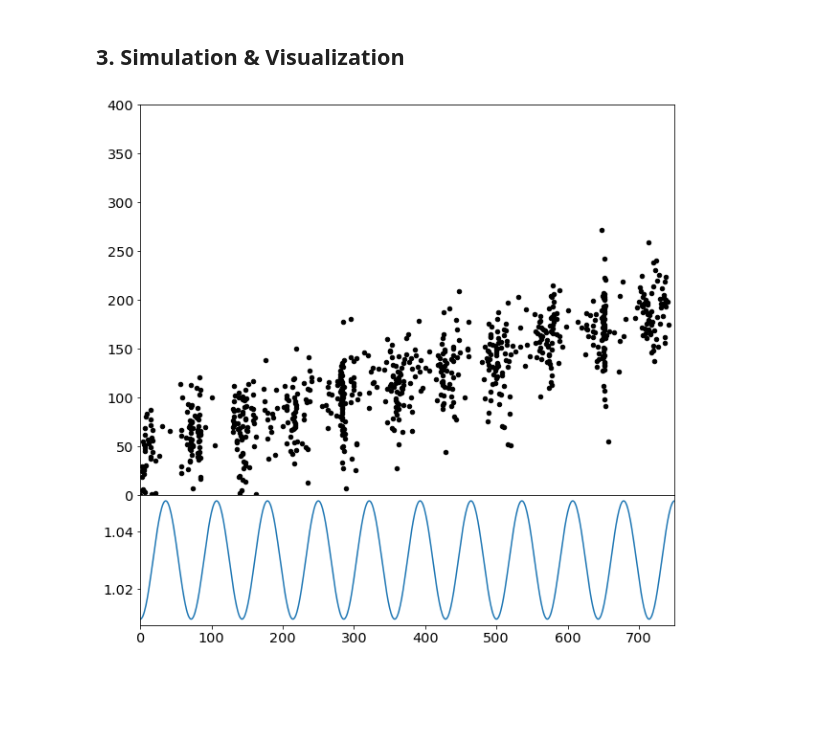
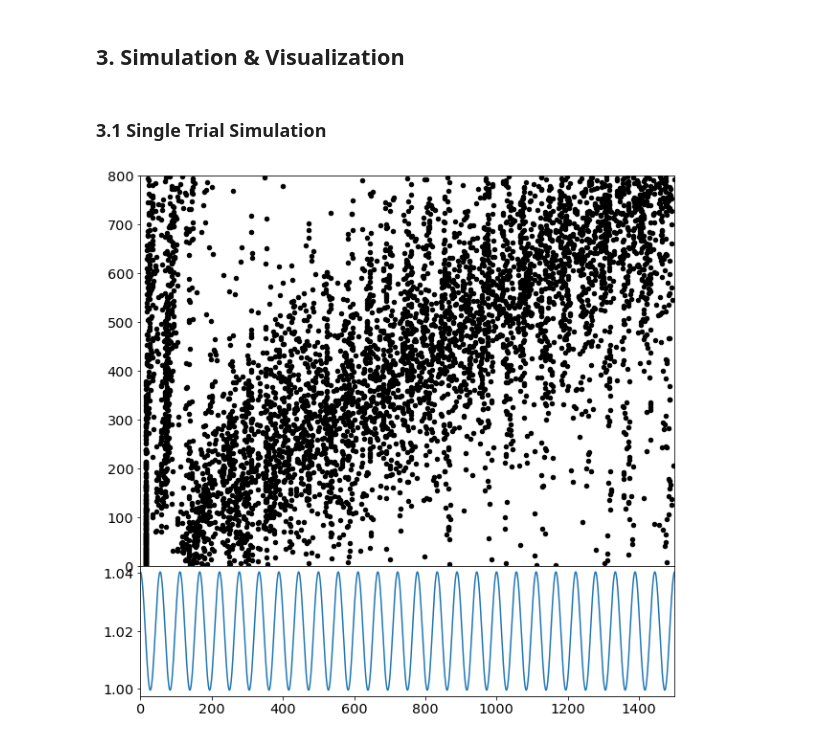
Before and after one commit to Jakexxh/ThetaModulationSNN, a Jupyter notebook: Population_Dynamics_and_Theta_Rhythm_Phase_Precession_of_Hippocampal_Place_Cell_Firing.ipynb, the cells around one changed output. Drawn from its saved outputs; the diff is of its cells as text; code cells hidden in the pictures; blank space fills up the shorter version.

```diff
--- a/Population_Dynamics_and_Theta_Rhythm_Phase_Precession_of_Hippocampal_Place_Cell_Firing.ipynb
+++ b/Population_Dynamics_and_Theta_Rhythm_Phase_Precession_of_Hippocampal_Place_Cell_Firing.ipynb
@@ -19,18 +48,18 @@ S_in = 0.7       # reliability of I synaptic transmission
 lambda_e = 0.03    # degree of place-specific E input modulation
 lambda_i = 0.02    # degree of place-specific I input modulation
 
-I0_ex = 1.0         # input current baseline
-I0_in = 1.03        # input current baseline
-T = 1000/7       # period of inhibitory input
+I0_ex = 1.02         # input current baseline
+I0_in = 1.02        # input current baseline
+T = 1000/9       # period of inhibitory input
 
-num_E = 400      # num of E neurons
-num_I = 100      # num of I neurons
+num_E = 800      # num of E neurons
+num_I = 200      # num of I neurons
 num_ALL = num_E+num_I # num of all neurons
 
 time_MOVING = 4000 # time of rat moving
 dt = 2             # time step for simulation
 
-rand_choices = [0, 1]
+rand_choices = [0, 0.5, 1]
 # %% [markdown]
 ## 1. Dynamics Definiation
 # %% [markdown]
@@ -105,8 +134,8 @@ def get_ext_i_i(t, period):
 
 $x_{0}(t)=t / 4000$
 # %%
-def get_x0(t):
-    return t/time_MOVING
+def get_x0(t, tot_time):
+    return t/tot_time
 # %% [markdown]
 ## 2. Network Definiation & Initialization
 # %% [markdown]
@@ -133,7 +162,8 @@ def init_rec_w(x_labels):
 # %%
 class ThetaRhythmSpikeNetwork():
     def __init__(self,tot_time=time_MOVING, ext_t=T):
-        self.x_labels = get_position_labels(1)
+        self.tot_time = tot_time
+        self.x_labels = get_position_labels(1.)
         self.W_rec = init_rec_w(self.x_labels)
         self.time_map = np.arange(0, tot_time, dt)
         self.step_num = len(self.time_map)
@@ -148,11 +178,12 @@ class ThetaRhythmSpikeNetwork():
 
     def simulation(self,):
         for curr_ts in range(1, self.step_num):
-            curr_x0 = get_x0(self.time_map[curr_ts])
+            curr_x0 = get_x0(self.time_map[curr_ts], self.tot_time)
 
             for n in range(0, num_ALL):
                 prev_iex = self.I_exs[n, curr_ts-1]
                 prev_iin = self.I_ins[n, curr_ts-1]
+                prev_In = self.Is[n, curr_ts-1]
                 prev_v = self.Vs[n, curr_ts-1]
                 prev_s = self.Ss[:, curr_ts-1]
 
@@ -165,9 +196,9 @@ class ThetaRhythmSpikeNetwork():
                     curr_i_ext = get_ext_i_i(self.time_map[curr_ts],period=self.ext_t)
 
                 curr_i_ex = dt*get_syn_di(prev_iex, tau_ex, curr_s_ex,
-                                       self.W_rec[:num_E,n], prev_s[:num_E])+prev_iex
+                                       self.W_rec[n,:num_E], prev_s[:num_E])+prev_iex
                 curr_i_in = dt*get_syn_di(prev_iin, tau_in, curr_s_in,
-                                       self.W_rec[num_E:,n], prev_s[num_E:])+prev_iin
+                                       self.W_rec[n,num_E:], prev_s[num_E:])+prev_iin
 
                 curr_i = curr_i_ex-curr_i_in+curr_i_ext
 
@@ -186,7 +267,9 @@ class ThetaRhythmSpikeNetwork():
 # %% [markdown]
 ## 3. Simulation & Visualization
+# %% [markdown]
+### 3.1 Single Trial Simulation
 # %%
-snn = ThetaRhythmSpikeNetwork(2000)
+snn = ThetaRhythmRefSpikeNetwork(3000, ref_t=6)#ThetaRhythmSpikeNetwork(2000)#
 snn.simulation()
 # %%
 def plot_spike_activity(sn, s_t, e_t):
@@ -216,7 +299,7 @@ def plot_spike_activity(sn, s_t, e_t):
     ax[1].set_xlim([0, t_len])
     plt.show()
 # %%
-plot_spike_activity(snn,500,2000)
+plot_spike_activity(snn,0,3000)
 # %% [output]
-[figure, old version]
+[figure, new version]
 # %%
```
Also changed, not shown: parts of 19 cells of this notebook, 1 other file.
